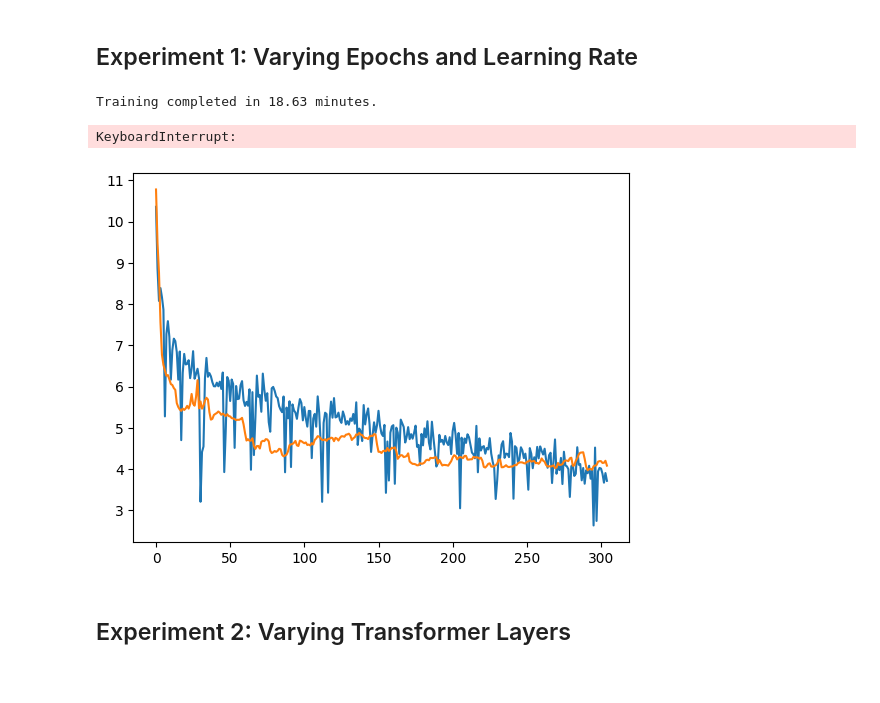
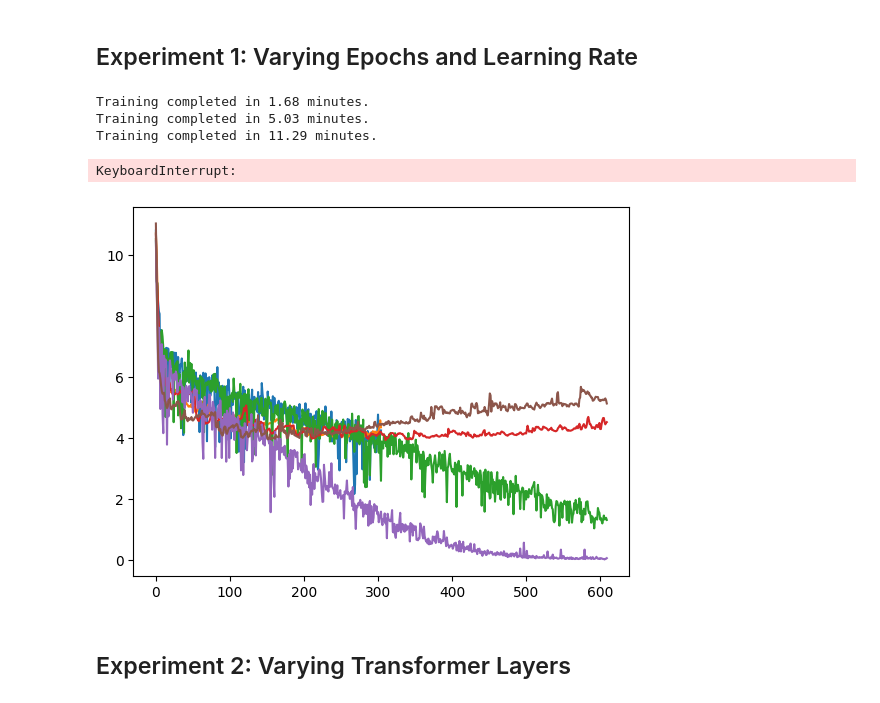
Before and after one commit to amankiitg/GenAI, a Jupyter notebook: Live_LLMScratch_Final_Experiments.ipynb, the cells around one changed output. Cells and saved outputs as stored; diff of their text form; code cells hidden in the pictures.

```diff
--- a/Live_LLMScratch_Final_Experiments.ipynb
+++ b/Live_LLMScratch_Final_Experiments.ipynb
@@ -112,7 +124,7 @@ class GPTDatasetV1(Dataset):
     def __getitem__(self, idx):
         return self.input_ids[idx], self.target_ids[idx]
 # %%
-def create_dataloader_v1(txt, batch_size=4, max_length=256,
+def create_dataloader_v1(txt, batch_size=1024, max_length=256,
                          stride=128, shuffle=True, drop_last=True,
                          num_workers=0):
 
@@ -905,6 +916,8 @@ import matplotlib.pyplot as plt
 epochs_list = [5, 10, 20, 50, 100, 200, 500]
 learning_rates = [1e-4, 1e-3, 1e-2]
 results_exp1 = {}
+import time
+start_time = time.time()
 
 for lr in learning_rates:
     for epochs in epochs_list:
@@ -916,35 +929,37 @@ for lr in learning_rates:
         optimizer = torch.optim.AdamW(model.parameters(), lr=lr, weight_decay=0.1) #A
 
         num_epochs = epochs
         train_losses, val_losses, tokens_seen = train_model_simple(
             model, train_loader, val_loader, optimizer, device,
             num_epochs=num_epochs, eval_freq=num_epochs/2, eval_iter=1,
             start_context="He said we came here", tokenizer=tokenizer
         )
 
         end_time = time.time()
         execution_time_minutes = (end_time - start_time) / 60
         print(f"Training completed in {execution_time_minutes:.2f} minutes.")
 
         key = f"LR={lr}_Epochs={epochs}"
         results_exp1[key] = (train_losses, val_losses, tokens_seen)
 
         plt.plot(train_losses, label=f"{key} Train")
         plt.plot(val_losses, label=f"{key} Val")
 plt.title("Experiment 1: Epochs and Learning Rate")
 plt.xlabel("Epochs")
 plt.ylabel("Loss")
 plt.legend()
 plt.show()
 plt.savefig("/content/images/Exper1.png")
 
 for key, (train_losses, val_losses, tokens_seen) in results_exp1.items():
   epochs_tensor = torch.linspace(0, num_epochs, len(train_losses))
   plot_losses(epochs_tensor, tokens_seen, train_losses, val_losses, f"{key}")
 # %% [output]
-Training completed in 18.63 minutes.
+Training completed in 1.68 minutes.
+Training completed in 5.03 minutes.
+Training completed in 11.29 minutes.
 KeyboardInterrupt:
-[figure, old version]
+[figure, new version]
 # %% [markdown]
 ## Experiment 2: Varying Transformer Layers
 # %%
```
Also changed, not shown: parts of 13 cells of this notebook.
